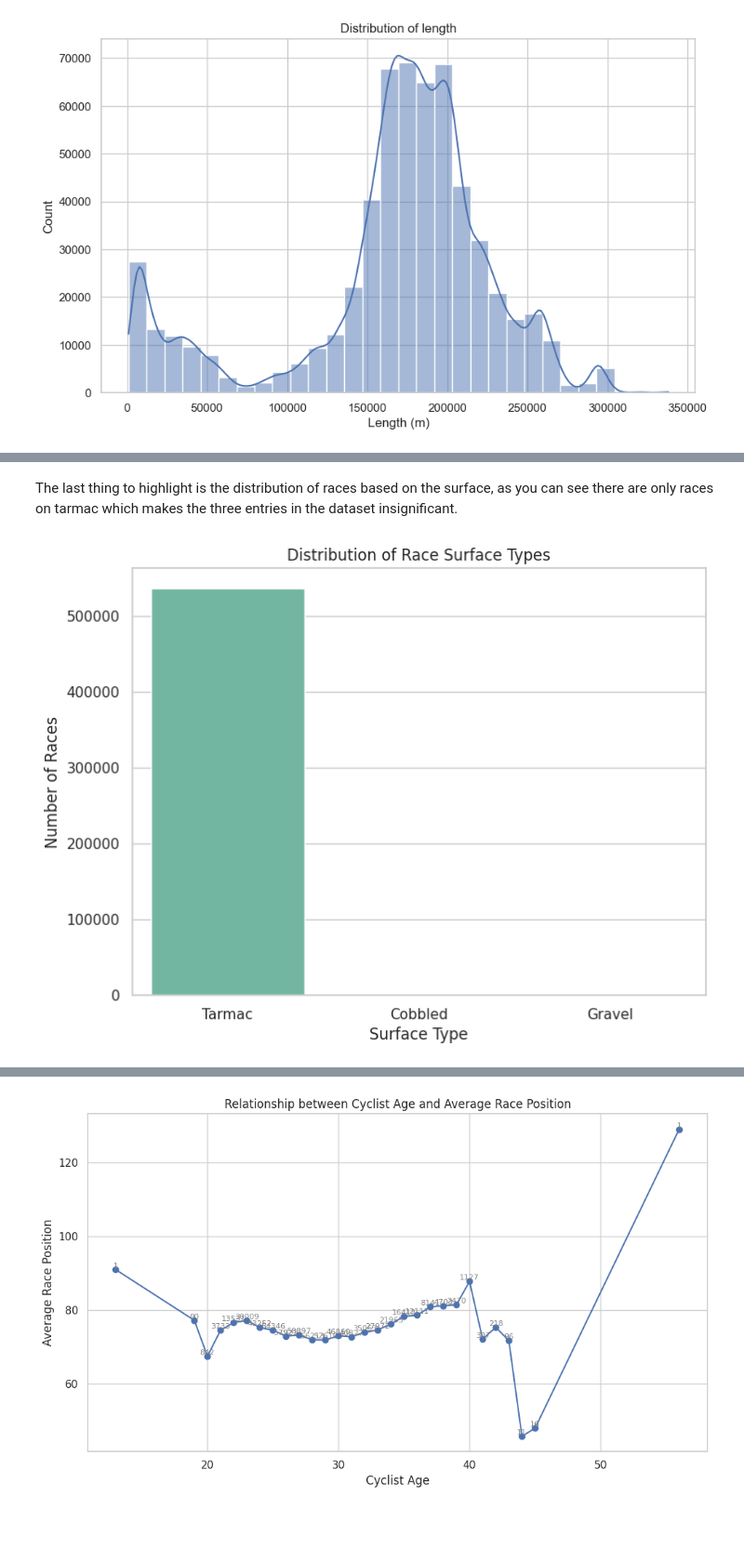
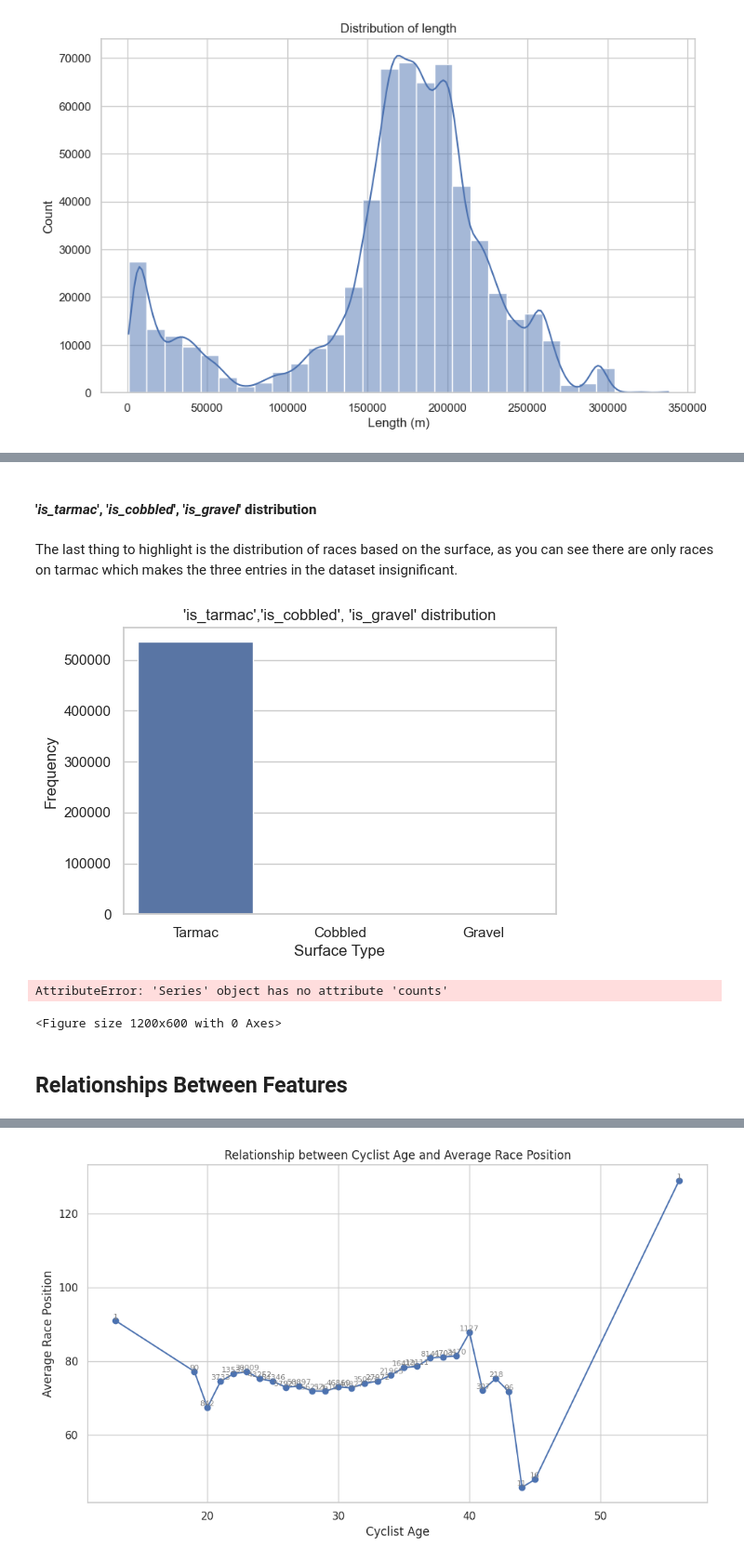
Before and after one commit to leomanne/Data-Mining, a Jupyter notebook: first_task.ipynb, the cells around one changed output, grey strips where cells are left out. Shown at 93% size. Saved outputs shown, nothing was run; the diff lists cells and outputs as text; code cells hidden in the pictures; blank space fills up the shorter version.

```diff
--- a/first_task.ipynb
+++ b/first_task.ipynb
@@ -249,10 +257,0 @@ The distribution of birth years follows our expectations, with most cyclists bor
-# %%
-sns.set(style="whitegrid")
-
-
-plt.figure(figsize=(10, 6))
-sns.histplot(cyclists['birth_year'],bins=15, kde=True)
-plt.title('Distribution of cyclists birth year')
-plt.xlabel('Birth year')
-plt.ylabel('Frequency')
-plt.show()
@@ -263,9 +257,0 @@ Both height and weight show peaks, indicating that most cyclists are around 1.80
-# %%
-sns.set(style="whitegrid")
-
-plt.figure(figsize=(10, 6))
-sns.histplot(cyclists['weight'],bins=15, kde=True)
-plt.title('Distribution of cyclists weight')
-plt.xlabel('Weight (Kg)')
-plt.ylabel('Frequency')
-plt.show()
@@ -495 +553,3 @@ plt.show()
+# %% [markdown]
+#### '*is_tarmac*', '*is_cobbled*', '*is_gravel*' distribution
 # %% [markdown]
@@ -497,18 +557,31 @@ The last thing to highlight is the distribution of races based on the surface, a
 # %%
 surface_distribution = pd.DataFrame({
     'Surface Type': ['Tarmac', 'Cobbled', 'Gravel'],
     'Count': [
         races['is_tarmac'].sum(),
         races['is_cobbled'].sum(),
         races['is_gravel'].sum()
     ]
 })
 
-plt.figure(figsize=(8, 6))
-sns.barplot(data=surface_distribution, x='Surface Type', y='Count', hue='Surface Type', palette='Set2')
-plt.title('Distribution of Race Surface Types')
+plt.figure(figsize=(6, 4))
+sns.barplot(data=surface_distribution, x='Surface Type', y='Count')
+plt.title('\'is_tarmac\',\'is_cobbled\', \'is_gravel\' distribution')
 plt.xlabel('Surface Type')
-plt.ylabel('Number of Races')
+plt.ylabel('Frequency')
 plt.show()
 # %% [output]
-[figure, old version]
+[figure, new version]
+# %%
+plt.figure(figsize=(12, 6))
+sns.barplot(x=races['cyclist_team'], y=races['cyclist_team'].value_counts(), legend=False)
+plt.title('\'cyclist_team\' distribution')
+plt.xlabel('Race Name')
+plt.ylabel('Frequency')
+plt.xticks(rotation=90)
+plt.show()
+# %% [output]
+AttributeError: 'Series' object has no attribute 'counts'
+<Figure size 1200x600 with 0 Axes>
+# %% [markdown]
+## Relationships Between Features
```
Also changed, not shown: parts of 119 cells of this notebook.
